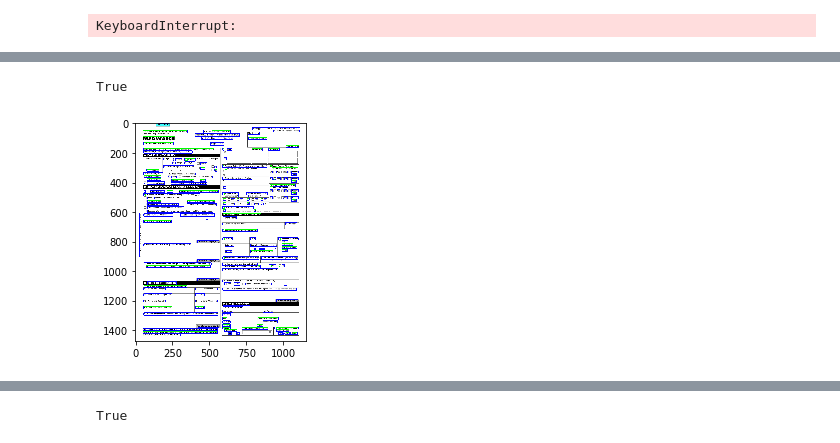
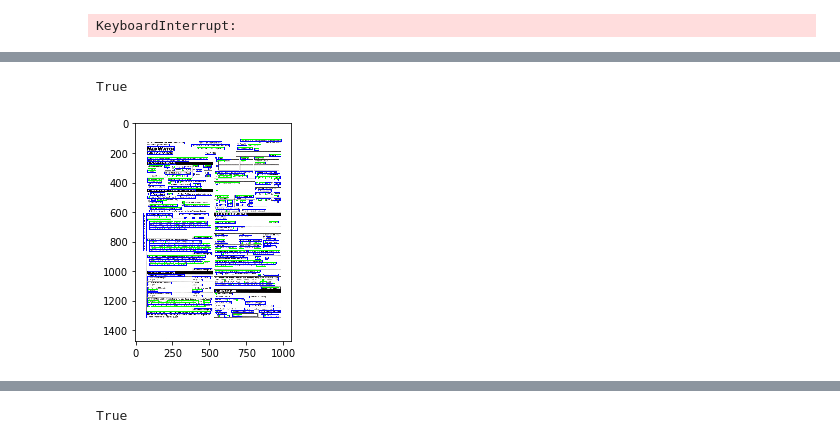
Before and after one commit to xiaomaxiao/PSENET, a Jupyter notebook: psenet_train_BLINEAR.ipynb, the cells around one changed output, grey strips where cells are left out. Cells and saved outputs as stored; diff of their text form; code cells hidden in the pictures.

```diff
--- a/psenet_train_BLINEAR.ipynb
+++ b/psenet_train_BLINEAR.ipynb
@@ -288,8 +252,8 @@ with tqdm.tqdm(total = len(imagesfile)) as bar:
 
 MAX_LEN = 1500
 #images = cv2.imread('E:\psenet-MTWI\document\mtwi_2018_task2_test\icpr_mtwi_task2\image_test\TB107c7ejgy_uJjSZJnCczuOXXa.jpg')
-images = cv2.imread('./r1.png')
-h,w = images.shape[0:2]
+imgsrc = cv2.imread('./1.jpg')
+h,w = imgsrc.shape[0:2]
 
 
 
@@ -316,10 +280,10 @@ elif(h<=w ):
 w = int(w //32 * 32)
 h = int(h//32 * 32)
 
-scalex = images.shape[1] / w
-scaley = images.shape[0] / h
+scalex = imgsrc.shape[1] / w
+scaley = imgsrc.shape[0] / h
 
-images = cv2.resize(images,(w,h),cv2.INTER_AREA)
+images = cv2.resize(imgsrc,(w,h),cv2.INTER_AREA)
 images = np.reshape(images,(1,h,w,3))
 # %%
 plt.imshow(images[0])
@@ -370,7 +334,7 @@ for rt in rects:
     cv2.rectangle(imagetest,(rt[0]*2,rt[1]*2-2),(rt[2]*2,rt[3]*2),(0,0,255),2)
 # %%
 plt.imshow(imagetest)
-cv2.imwrite('test7.jpg',imagetest)
+cv2.imwrite('t1.jpg',imagetest)
 # %% [output]
 True
-[figure, old version]
+[figure, new version]
```
Also changed, not shown: parts of 24 cells of this notebook, 3 other files.
